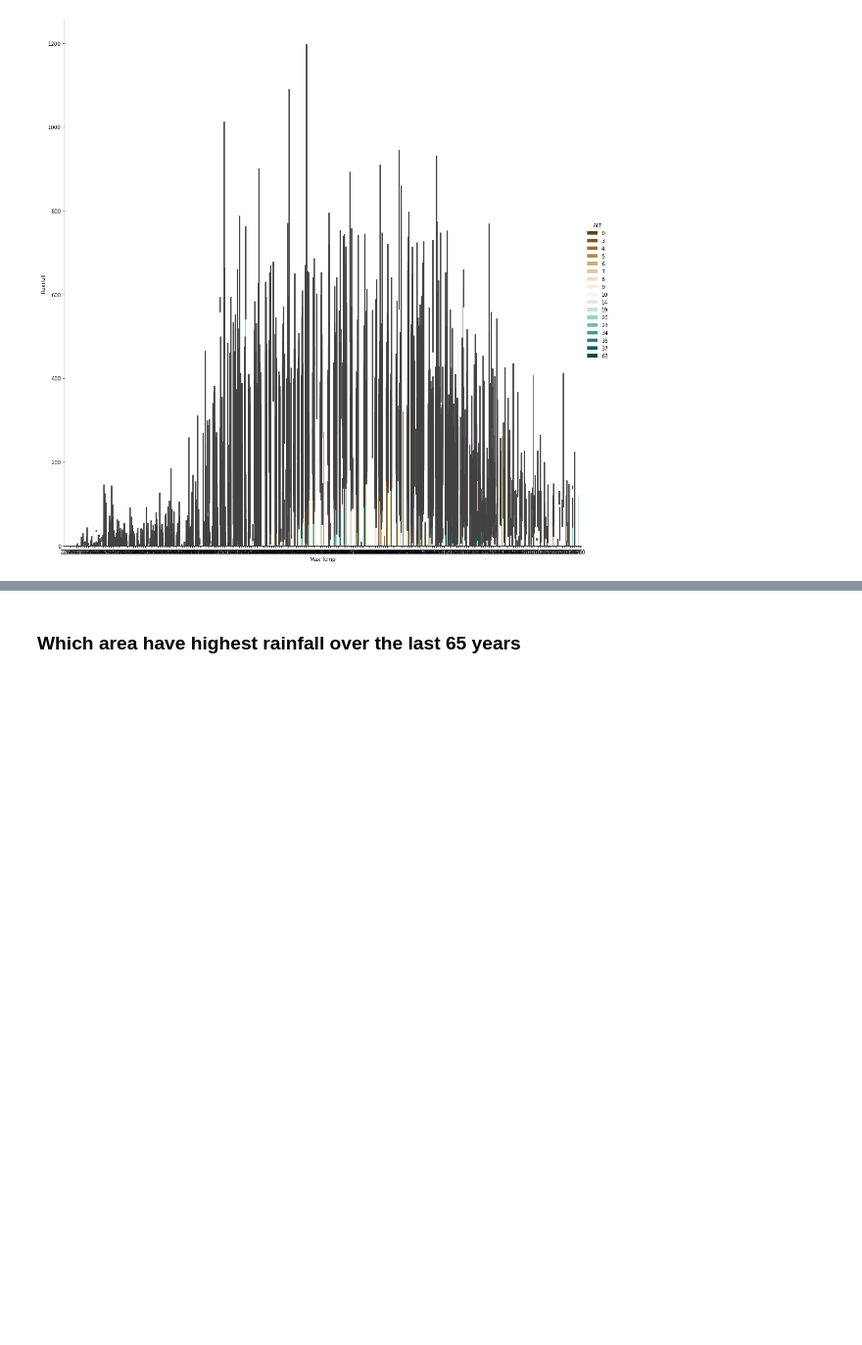
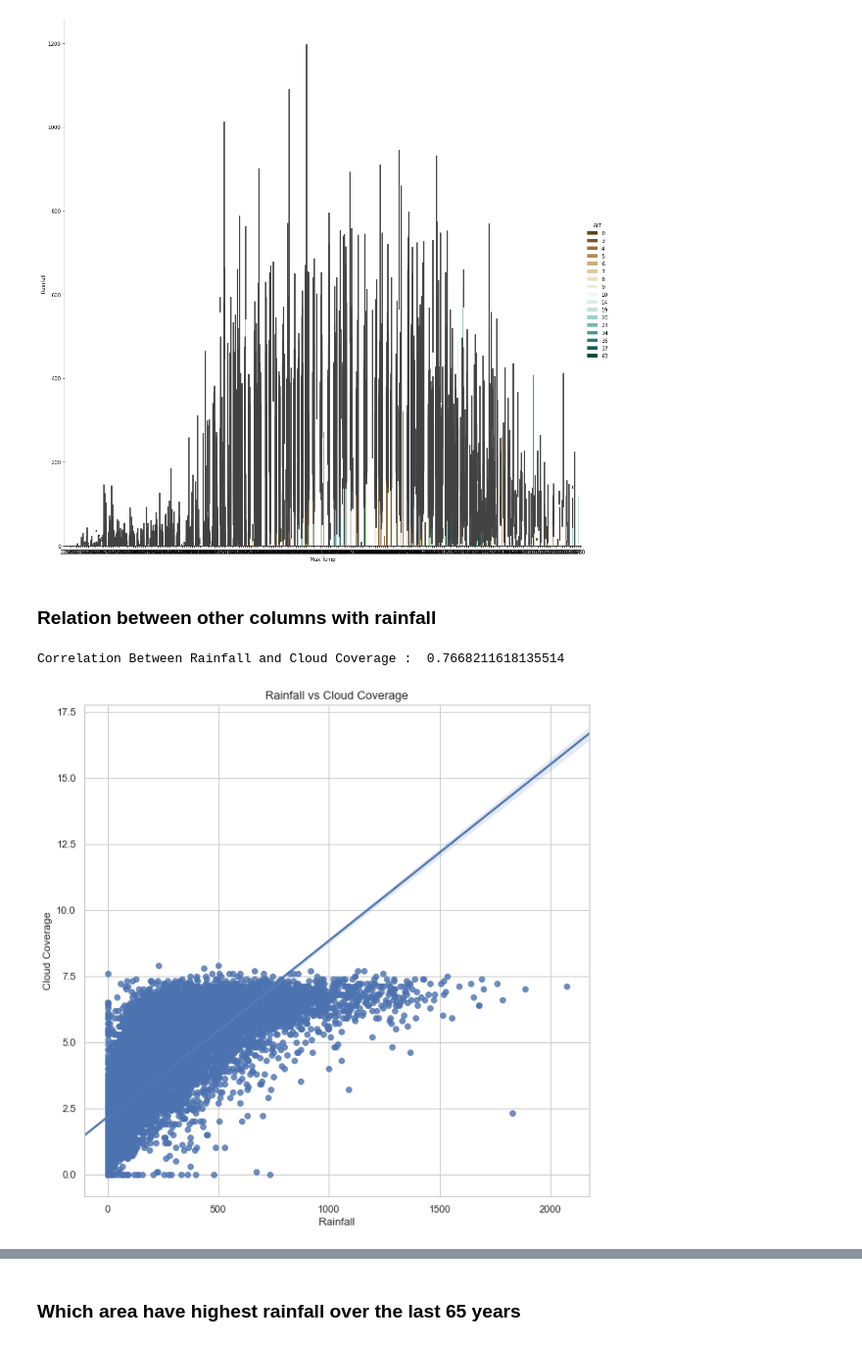
Before and after one commit to LIMON100/Rainfall-in-Bangladesh, a Jupyter notebook: EDA.ipynb, the cells around one changed output, grey strips where cells are left out. Shown at 98% size. Saved outputs shown, nothing was run; the diff lists cells and outputs as text; code cells hidden in the pictures; blank space fills up the shorter version.

Commit message:
Some EDA with other features

```diff
--- a/EDA.ipynb
+++ b/EDA.ipynb
@@ -284,3 +284,20 @@ sns.catplot(x = 'Max Temp' , y = 'Rainfall' , hue = 'ALT' , data = df , height =
 # %% [output]
 <seaborn.axisgrid.FacetGrid at 0x...>
 [figure]
+# %% [markdown]
+### Relation between other columns with rainfall
+# %%
+ax = sns.regplot(x = df['Rainfall'], y = df['Cloud Coverage'])
+
+ax.set_title("Rainfall vs Cloud Coverage" , fontsize=13)
+ax.set_xlabel("Rainfall" , fontsize=12)
+ax.set_ylabel("Cloud Coverage" , fontsize=12)
+
+sns.set(rc={'figure.figsize':(13 , 13)})
+sns.set_style("whitegrid")
+
+data_corr = df.corr()
+print("Correlation Between Rainfall and Cloud Coverage : " , data_corr.loc['Rainfall' , 'Cloud Coverage'])
+# %% [output]
+Correlation Between Rainfall and Cloud Coverage :  0.7668211618135514
+[figure, added]
```
Also changed, not shown: parts of 10 cells of this notebook.
